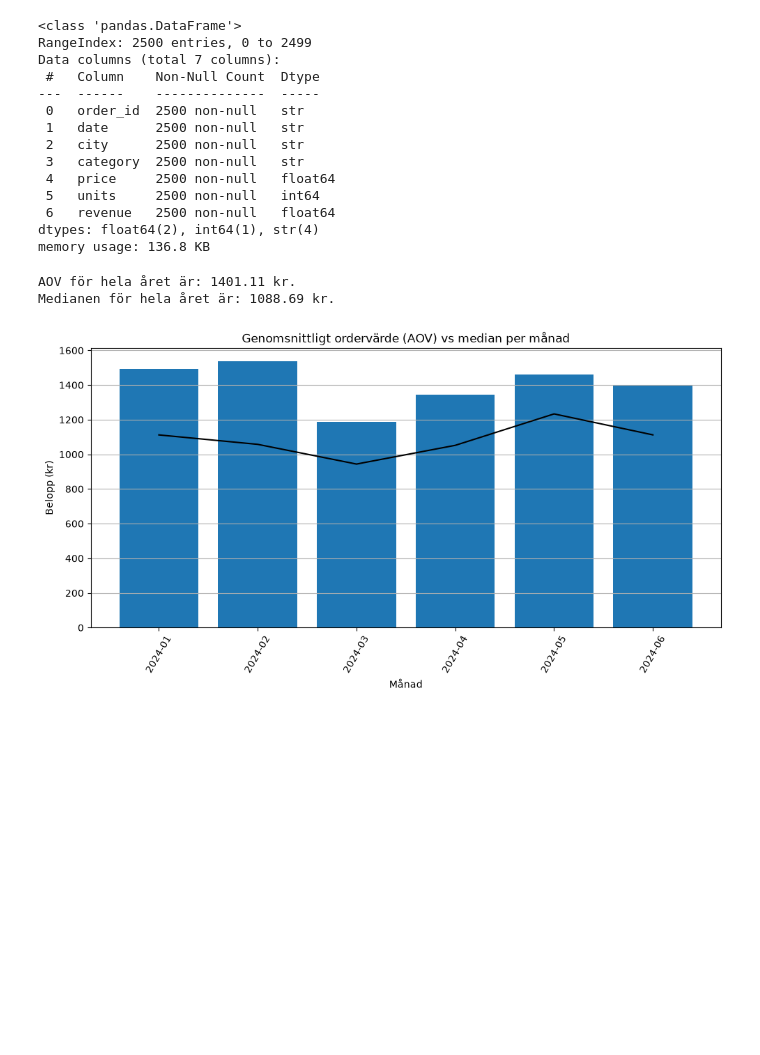
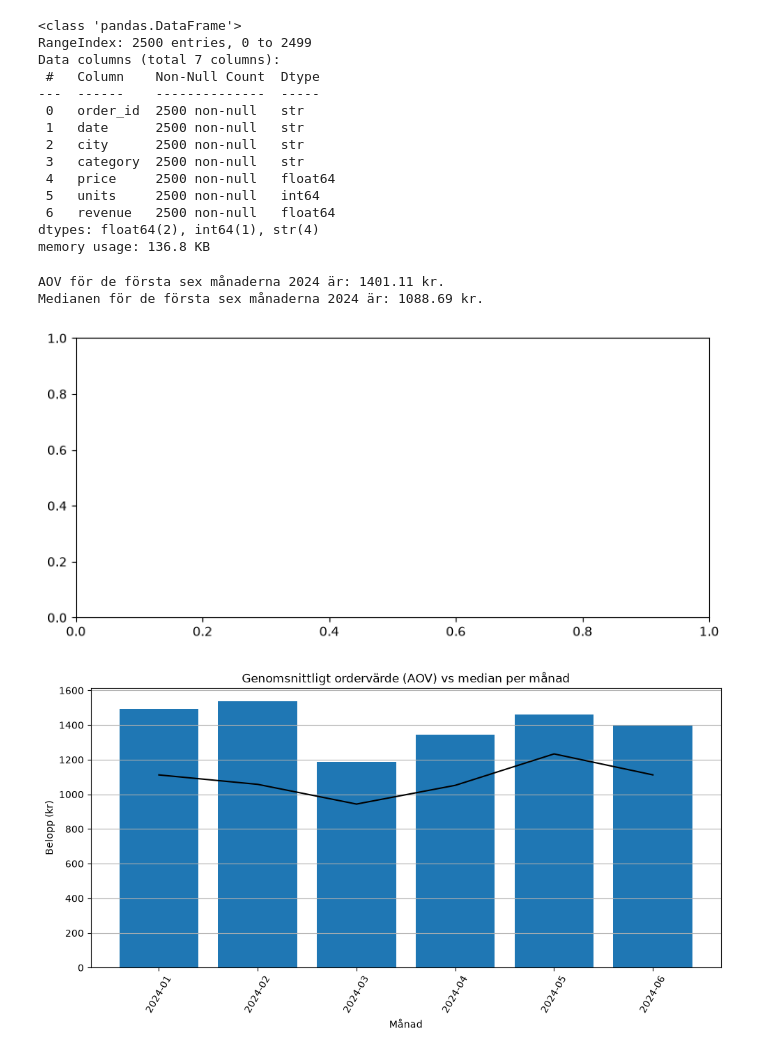
Before and after one commit to Ivartingbrant/Grupparbete-Python, a Jupyter notebook: report.ipynb, the cells around one changed output. Saved outputs shown, nothing was run; the diff lists cells and outputs as text; code cells hidden in the pictures; blank space fills up the shorter version.

```diff
--- a/report.ipynb
+++ b/report.ipynb
@@ -25,14 +25,17 @@ memory usage: 136.8 KB
 # %%
 from src import metrics as M
 from src.io_utils import load_data
 import matplotlib.pyplot as plt
 from src import viz as v
 
-print(f"AOV för hela året är: {M.average_order_value(sales_list):.2f} kr.")
-print(f"Medianen för hela året är: {M.calc_median(sales_list)} kr.")
+print(f"AOV för de första sex månaderna 2024 är: {M.average_order_value(sales_list):.2f} kr.")
+print(f"Medianen för de första sex månaderna 2024 är: {M.calc_median(sales_list)} kr.")
+
+fig, ax = plt.subplots(figsize=(9, 4))
 # %% [output]
-AOV för hela året är: 1401.11 kr.
-Medianen för hela året är: 1088.69 kr.
+AOV för de första sex månaderna 2024 är: 1401.11 kr.
+Medianen för de första sex månaderna 2024 är: 1088.69 kr.
+[figure, added]
 # %%
 import matplotlib.pyplot as plt
 from src import viz as v
```
Also changed, not shown: parts of 1 cell of this notebook, 2 other files.
